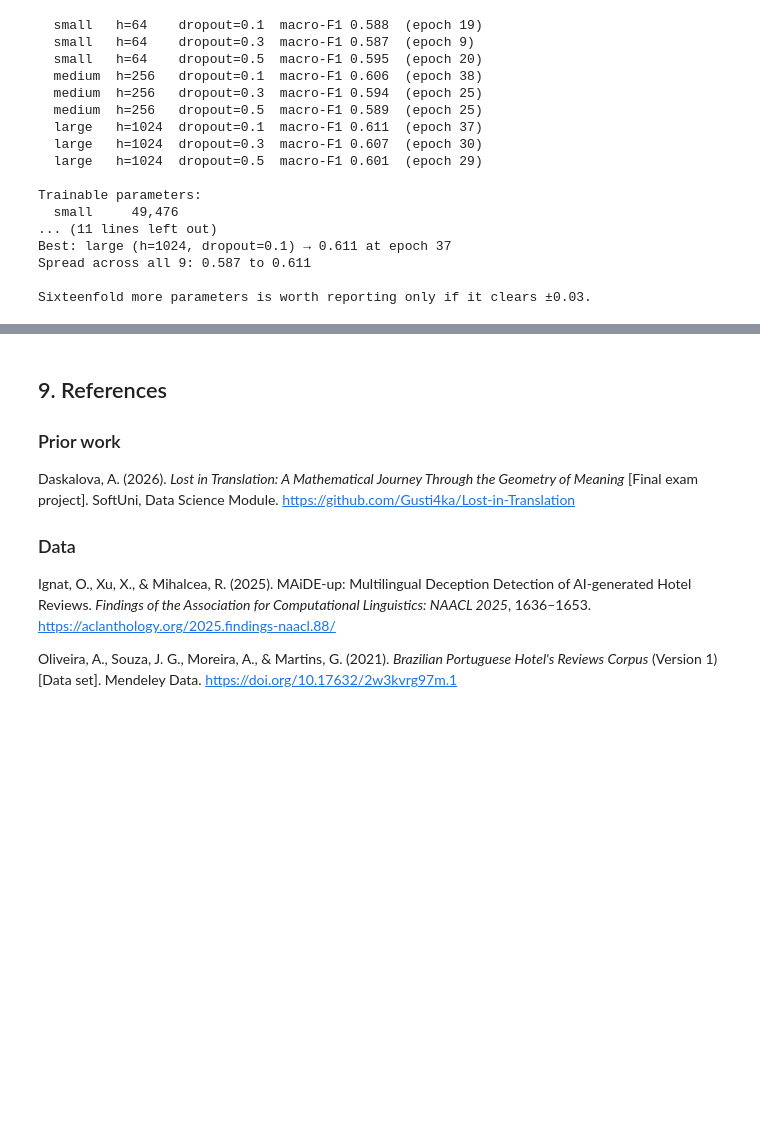
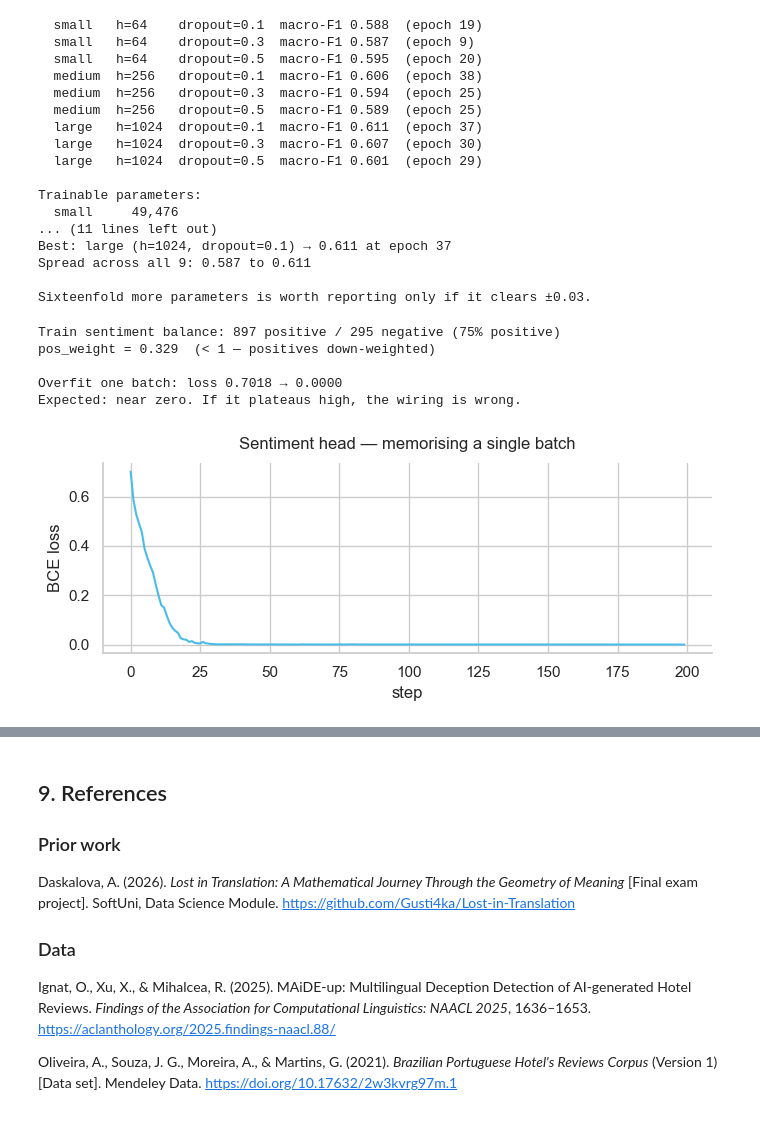
Before and after one commit to Gusti4ka/The-Grammar-of-Luxury, a Jupyter notebook: the-grammar-of-luxury.ipynb, the cells around one changed output, grey strips where cells are left out. Cells and saved outputs as stored; diff of their text form; code cells hidden in the pictures; blank space fills up the shorter version.

Commit message:
Add §4.4 capacity findings and §4.5 sentiment head; fix Brazilian citation in §1.2

```diff
--- a/the-grammar-of-luxury.ipynb
+++ b/the-grammar-of-luxury.ipynb
@@ -1684,3 +1701,55 @@ Best: large (h=1024, dropout=0.1) → 0.611 at epoch 37
 Spread across all 9: 0.587 to 0.611
 
 Sixteenfold more parameters is worth reporting only if it clears ±0.03.
+# %%
+# ── 5-pre. The sentiment head: class weight and a sanity check ──
+# Sentiment is single-label binary (1 = positive). One logit, BCEWithLogitsLoss —
+# same loss family as the aspect head, so Head and make_loader are reused as-is.
+
+torch.manual_seed(SEED)
+np.random.seed(SEED)
+
+# Training set is ~75% positive. BCEWithLogitsLoss applies pos_weight to the
+# positive term, so pos_weight = n_neg / n_pos (< 1) down-weights the common
+# positives and lets the rarer negatives register.
+n_pos = int(y_train_sent.sum())
+n_neg = int(len(y_train_sent) - n_pos)
+sent_pos_weight = torch.tensor([n_neg / n_pos], dtype=torch.float32)
+
+print(f"Train sentiment balance: {n_pos} positive / {n_neg} negative "
+      f"({100*n_pos/len(y_train_sent):.0f}% positive)")
+print(f"pos_weight = {sent_pos_weight.item():.3f}  (< 1 — positives down-weighted)\n")
+
+# ── Sanity check: can the head memorise 32 examples? ──
+Xb = torch.tensor(X_train[:32], dtype=torch.float32)
+yb = torch.tensor(y_train_sent[:32], dtype=torch.float32).unsqueeze(1)  # (32, 1)
+
+probe = Head(n_out=1)
+opt = torch.optim.AdamW(probe.parameters(), lr=1e-2)
+loss_fn = nn.BCEWithLogitsLoss()
+
+probe.train()
+losses = []
+for step in range(200):
+    opt.zero_grad()
+    loss = loss_fn(probe(Xb), yb)
+    loss.backward()
+    opt.step()
+    losses.append(loss.item())
+
+print(f"Overfit one batch: loss {losses[0]:.4f} → {losses[-1]:.4f}")
+print("Expected: near zero. If it plateaus high, the wiring is wrong.\n")
+
+fig, ax = plt.subplots(figsize=(7, 3))
+ax.plot(losses, color="#4ABCE8")
+ax.set_xlabel("step"); ax.set_ylabel("BCE loss")
+ax.set_title("Sentiment head — memorising a single batch", pad=10)
+ax.spines[["top", "right"]].set_visible(False)
+plt.tight_layout(); plt.show()
+# %% [output]
+Train sentiment balance: 897 positive / 295 negative (75% positive)
+pos_weight = 0.329  (< 1 — positives down-weighted)
+
+Overfit one batch: loss 0.7018 → 0.0000
+Expected: near zero. If it plateaus high, the wiring is wrong.
+[figure, added]
```
Also changed, not shown: parts of 5 cells of this notebook, 1 other file.
